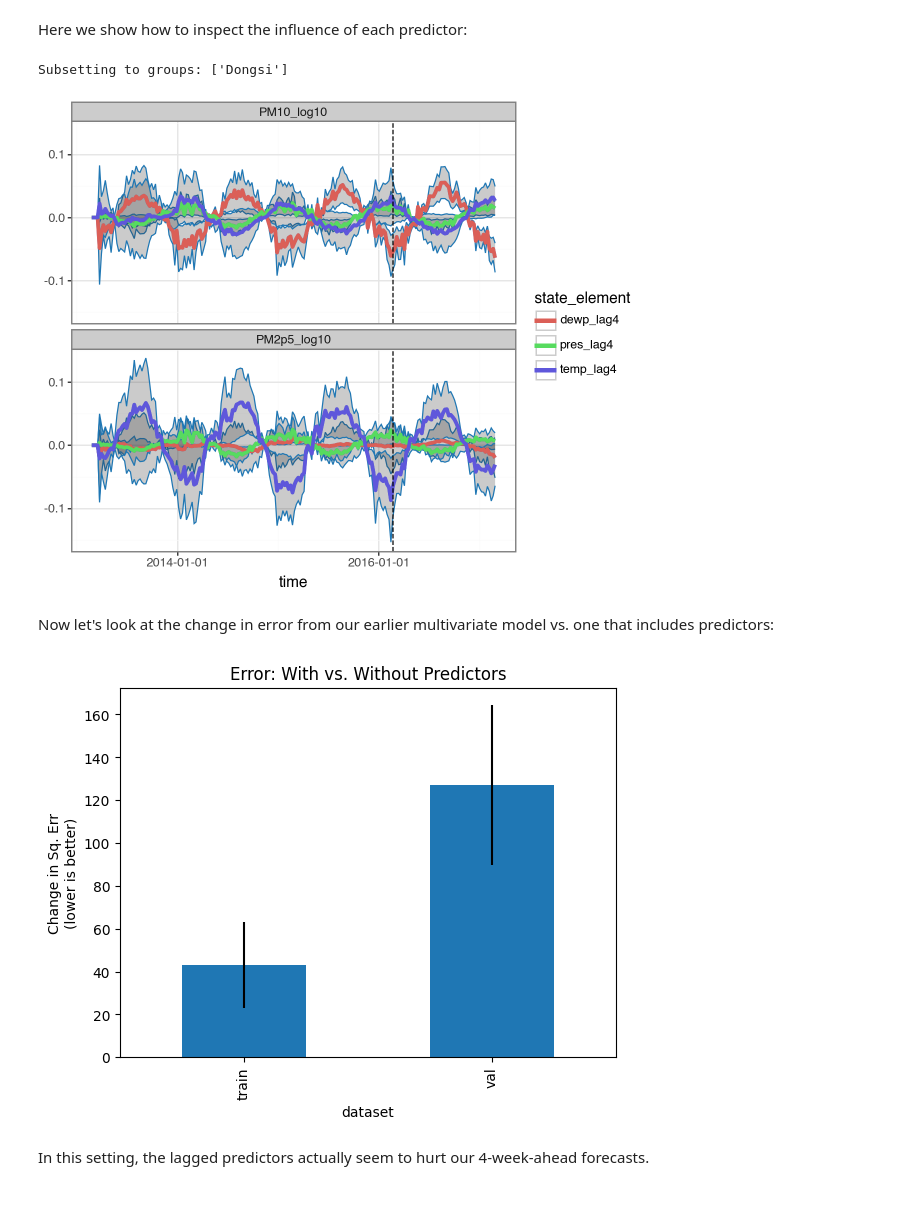
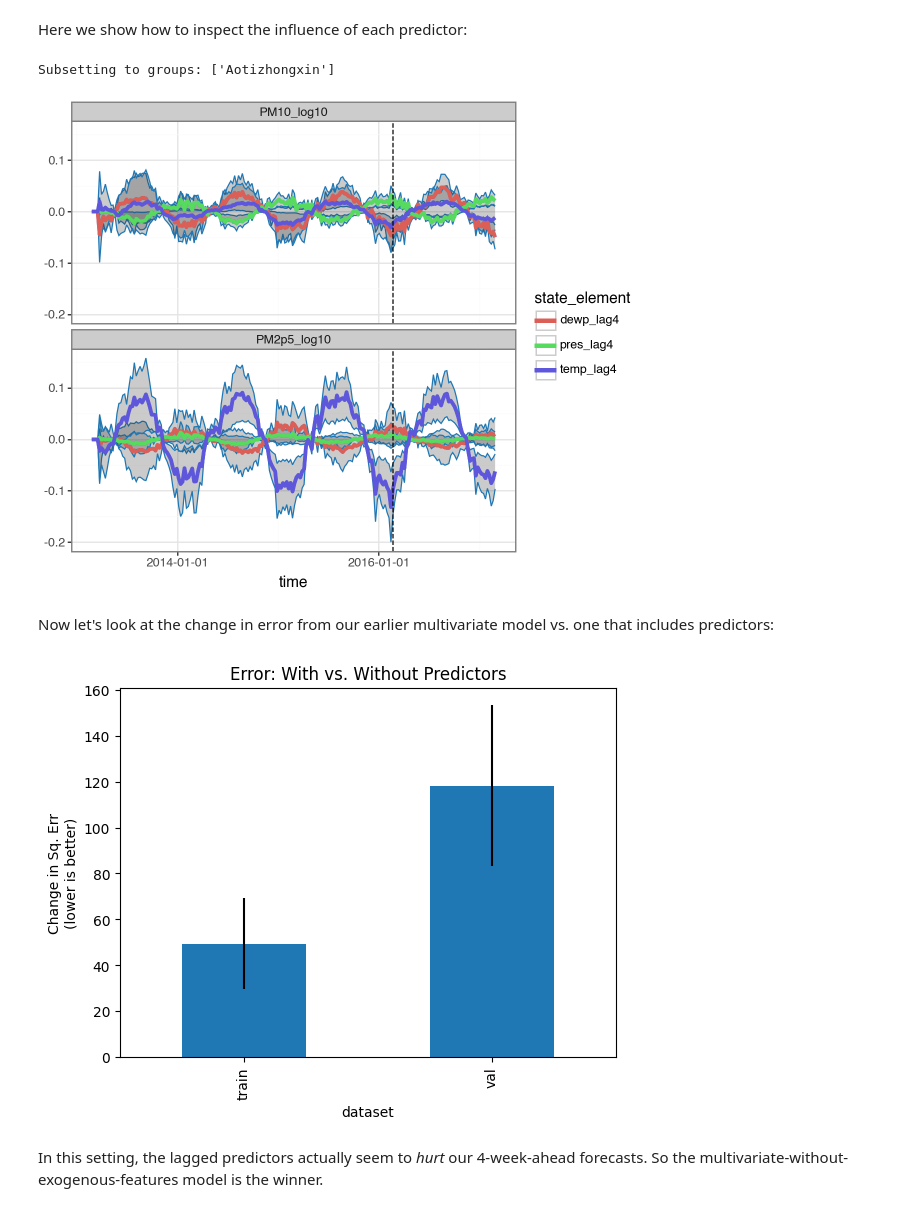
Before and after one commit to strongio/torchcast, a Jupyter notebook: docs/examples/air_quality.ipynb, the cells around one changed output. Saved outputs shown, nothing was run; the diff lists cells and outputs as text; code cells hidden in the pictures.

```diff
--- a/docs/examples/air_quality.ipynb
+++ b/docs/examples/air_quality.ipynb
@@ -129,13 +129,13 @@ This approach is straightforward in `torchcast`, using the `n_step` argument. He
 # %%
 with torch.no_grad():
-    pred_4step = kf_pm_univariate(
+    pred_1mo = kf_pm_univariate(
         dataset_pm_univariate.tensors[0],
         start_offsets=dataset_pm_univariate.start_datetimes,
         n_step=4
     )
 
 
-df_univariate_error = (pred_4step
+df_univariate_error = (pred_1mo
                         .to_dataframe(dataset_pm_univariate, group_colname='station', time_colname='week', conf=None)
                         .pipe(inverse_transform)
                         .merge(df_aq.loc[:,['station', 'week', 'PM', 'dataset']])
@@ -190,11 +190,11 @@ We can generate our 4-step-ahead predictions for validation as we did before:
 # %%
 with torch.no_grad():
-    pred_4step = kf_pm_multivariate(
+    pred_1mo = kf_pm_multivariate(
         dataset_pm_multivariate.tensors[0],
         start_offsets=dataset_pm_multivariate.start_datetimes,
         n_step=4
     )
-pred_4step.means.shape
+pred_1mo.means.shape
 # %% [output]
 torch.Size([12, 210, 2])
 # %% [markdown]
@@ -348,29 +326,29 @@ Here we show how to inspect the influence of each predictor:
 # %%
 # inspect components:
 with torch.no_grad():
     y, X = dataset_pm_lm.tensors
-    pred_4step = kf_pm_lm(
+    pred_1mo = kf_pm_lm(
         y,
         X=X,
         start_offsets=dataset_pm_lm.start_datetimes,
         n_step=4
     )
-pred_4step.plot(
-    pred_4step.to_dataframe(dataset_pm_lm, type='components').query("process.str.contains('lm')"),
+pred_1mo.plot(
+    pred_1mo.to_dataframe(dataset_pm_lm, type='components').query("process.str.contains('lm')"),
     split_dt=SPLIT_DT,
     time_colname='time',
     group_colname='group',
     figure_size=(6,5)
 ) + facet_wrap('measure', ncol=1)
 # %% [output]
-Subsetting to groups: ['Dongsi']
+Subsetting to groups: ['Aotizhongxin']
-[figure, old version]
+[figure, new version]
 # %% [markdown]
 Now let's look at the change in error from our earlier multivariate model vs. one that includes predictors:
 # %%
 # error:
 df_lm_pred = mc_preds_to_dataframe(
-    pred_4step,
+    pred_1mo,
     dataset_pm_lm,
     inverse_transform_fun=lambda x: 10 ** x,
     group_colname='station',
@@ -395,6 +373,6 @@ error_agg2['mean'].plot(
 )
 plt.show()
 # %% [output]
-[figure, old version]
+[figure, new version]
 # %% [markdown]
-In this setting, the lagged predictors actually seem to hurt our 4-week-ahead forecasts.
+In this setting, the lagged predictors actually seem to _hurt_ our 4-week-ahead forecasts. So the multivariate-without-exogenous-features model is the winner.
```
Also changed, not shown: parts of 10 cells of this notebook, 4 other files.
